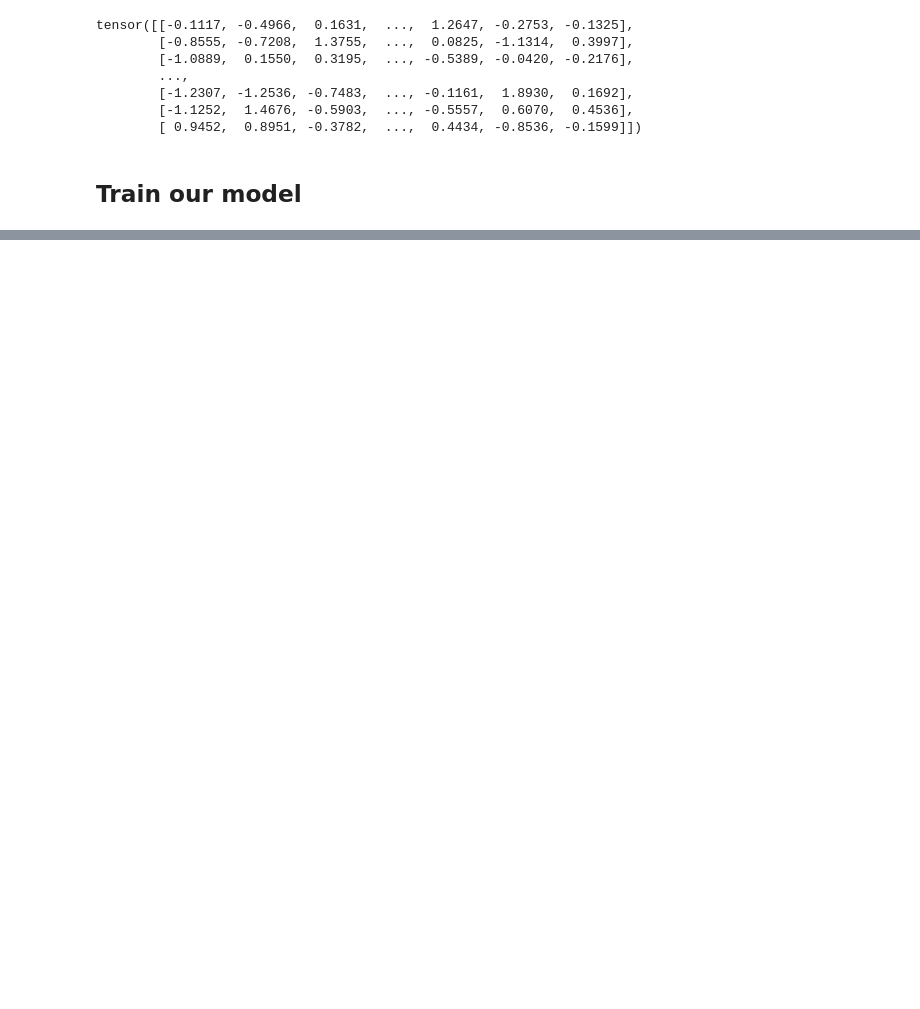
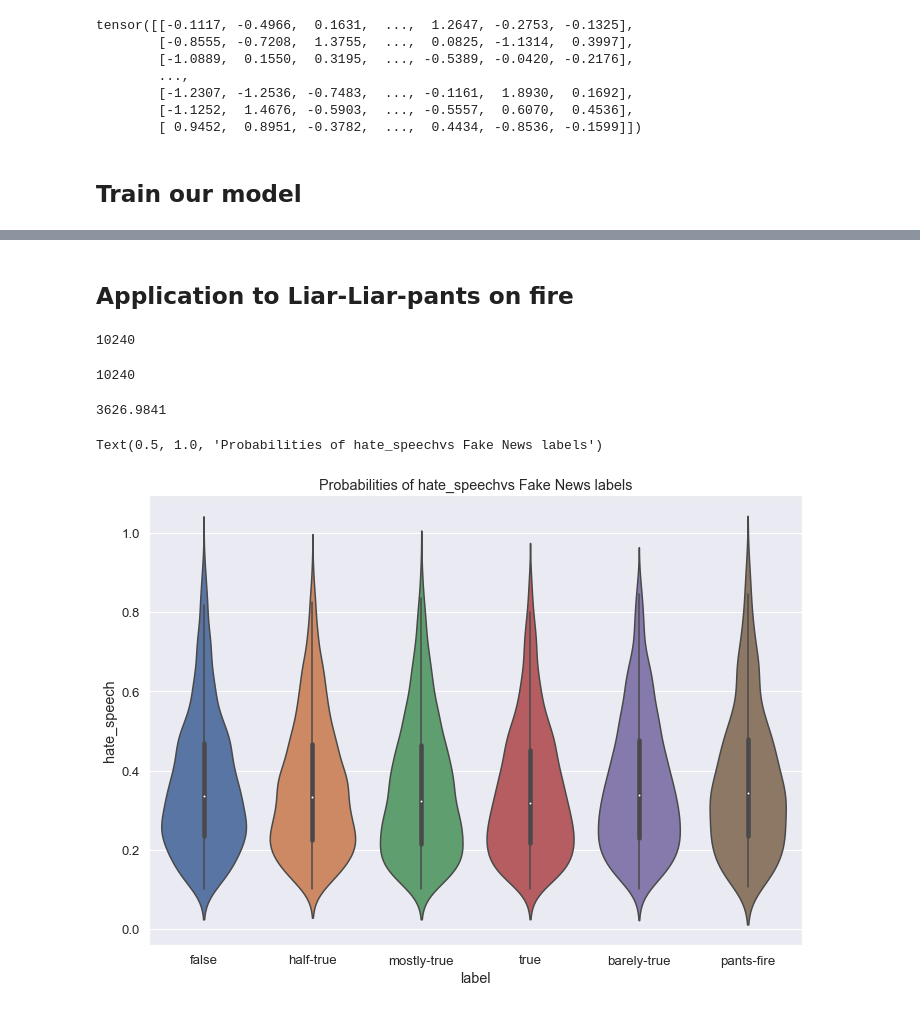
Before and after one commit to reneang17/hate-speech-dataset, a Jupyter notebook: convolutional_white_sup_forum.ipynb, the cells around one changed output, grey strips where cells are left out. Drawn from its saved outputs; the diff is of its cells as text; code cells hidden in the pictures; blank space fills up the shorter version.

Commit message:
Added benchmar on convolutional_white_sub_forum analysis

```diff
--- a/convolutional_white_sup_forum.ipynb
+++ b/convolutional_white_sup_forum.ipynb
@@ -405,0 +440,58 @@ print_metrics(_preds , _labels)
+# %% [markdown]
+## Application to Liar-Liar-pants on fire
+# %%
+dataFields = {"statement": ("statement", TEXT)}
+
+testDataset= data.TabularDataset(path='../deep-toxic-analysis/deep-fake-toxicity/data/liar_dataset/liar.json',
+                                            format='json',
+                                            fields=dataFields,
+                                            skip_header=False)
+# %%
+len(testDataset)
+# %% [output]
+10240
+# %%
+test_iterator = torchtext.data.Iterator(testDataset, batch_size=64, device=device,
+                                     sort=False, sort_within_batch=False,
+                                     repeat=False,shuffle=False)
+
+myPreds=[]
+with torch.no_grad():
+    model.eval()
+    for batch in test_iterator:
+
+        torch.cuda.empty_cache()
+
+        text = batch.statement
+        predictions = model(text)
+        myPreds+=[torch.sigmoid(predictions).detach().numpy()]
+
+        torch.cuda.empty_cache()
+myPreds = np.vstack(myPreds)
+# %%
+len(myPreds)
+# %% [output]
+10240
+# %%
+myPreds.sum()
+# %% [output]
+3626.9841
+# %%
+
+df = pd.read_csv("../deep-toxic-analysis/deep-fake-toxicity/data/liar_dataset/train.csv")
+df['hate_speech'] = myPreds[:, 0]#np.round().astype(np.int)
+# %%
+from matplotlib import pyplot
+import seaborn as sns
+
+a4_dims = (11.7, 8.27)
+fig, ax = pyplot.subplots(figsize=a4_dims)
+th=0.1
+cat= 'hate_speech'
+_df = df[ (df[cat]>th)  ]
+sns.violinplot(ax= ax, y=cat,x= 'label' , data= _df, kind="box", sizes=(20, 20))
+sns.set(font_scale=1.2)
+plt.title('Probabilities of ' +cat+ 'vs Fake News labels')
+# %% [output]
+Text(0.5, 1.0, 'Probabilities of hate_speechvs Fake News labels')
+[figure, added]
```
Also changed, not shown: parts of 31 cells of this notebook.
